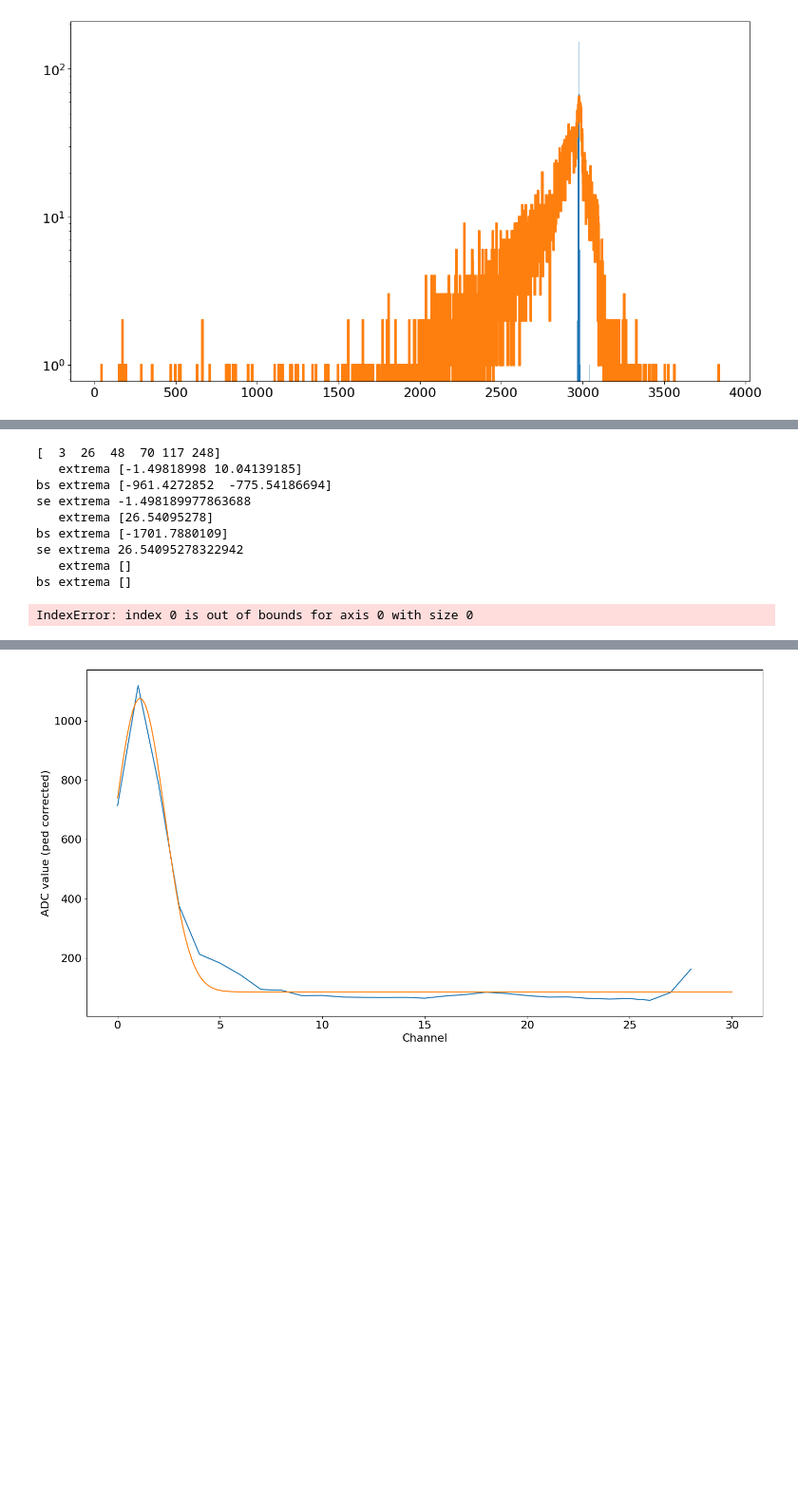
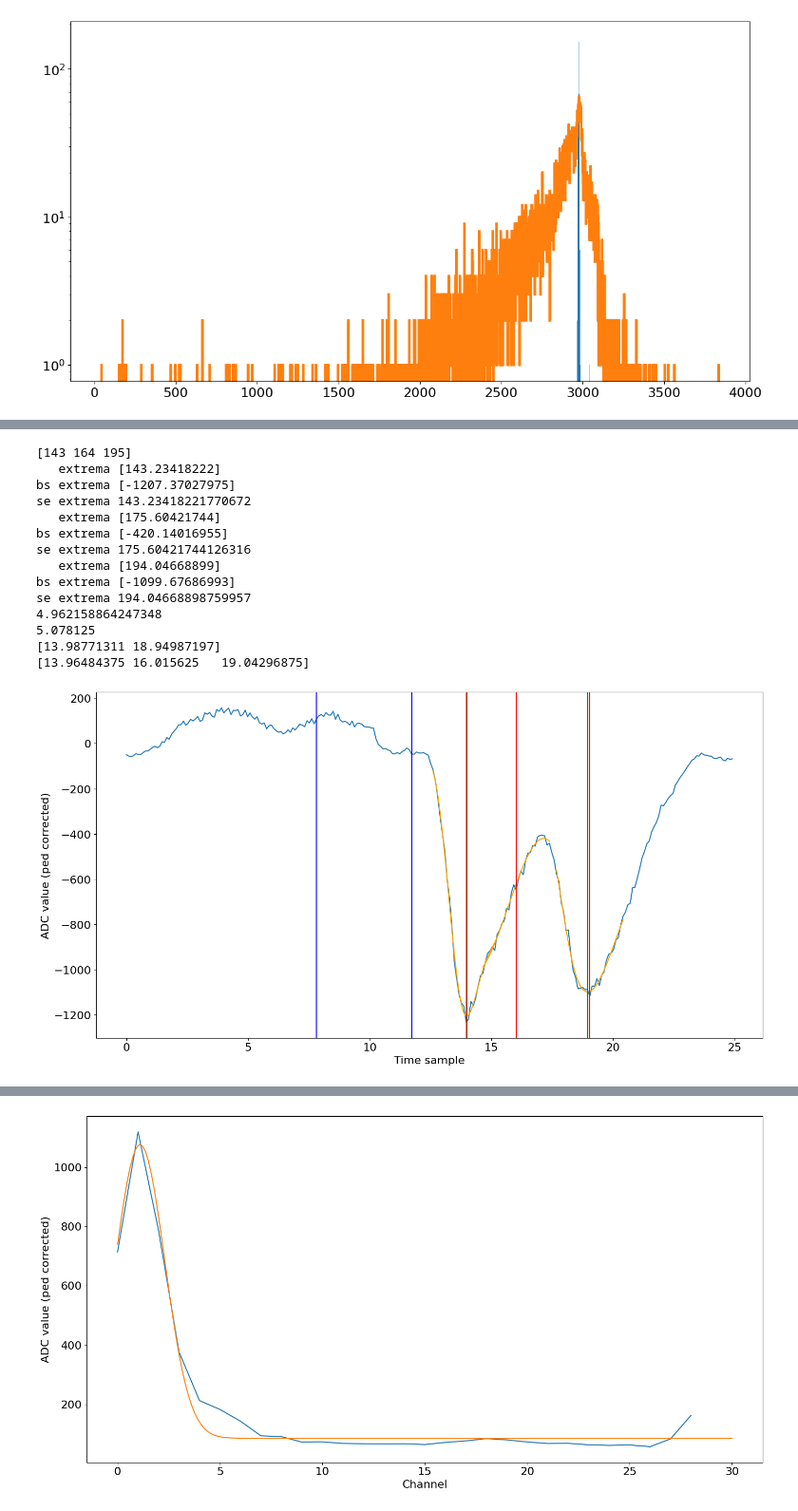
Before and after one commit to FTBF/LAPPD_TOF_Analysis, a Jupyter notebook: Analysis.ipynb, the cells around one changed output, grey strips where cells are left out. Shown at 95% size. Drawn from its saved outputs; the diff is of its cells as text; code cells hidden in the pictures; blank space fills up the shorter version.

```diff
--- a/Analysis.ipynb
+++ b/Analysis.ipynb
@@ -216,5 +217,5 @@ fig.tight_layout()
 # %%
-event = 3
+event = 2241
 
 xdata = np.linspace(0, 255,256)
 ydata = data[event,:,:]-averages[:,:]
@@ -256,43 +257,48 @@ try:
     print(peaks.max()-peaks.min())
     print(peaks2.max()-peaks2.min())
 except:
     pass
 
 print(peaks)
 print(peaks2)
 
 cw_low = (((times_320[event]+3+1)%8)*32-16)%256*25/256
 cw_high = (((times_320[event]+3+1)%8)*32+24)%256*25/256
 
 fig, (ax1) = plt.subplots(1, 1)
 ax1.plot(xdata*25/256, ydata, label="Pulse %i"%i)
 for x, bs in csl:
     ax1.plot(x*25/256, bs(x), label="Pulse %i"%i, color='orange')
 #ax1.plot(xplot, dbs(xplot))
 #ax1.plot(xplot, dcs(xplot))
 for x in peaks:
     ax1.axvline(x, color="green")
 
 for x in peaks2:
     ax1.axvline(x, color="red")
 
 ax1.axvline(cw_high, color="blue")
 ax1.axvline(cw_low, color="blue")
 ax1.set_xlabel("Time sample")
 ax1.set_ylabel("ADC value (ped corrected)")
 
 fig.tight_layout()
 # %% [output]
-[  3  26  48  70 117 248]
-   extrema [-1.49818998 10.04139185]
-bs extrema [-961.4272852  -775.54186694]
-se extrema -1.498189977863688
-   extrema [26.54095278]
-bs extrema [-1701.7880109]
-se extrema 26.54095278322942
-   extrema []
-bs extrema []
+[143 164 195]
+   extrema [143.23418222]
+bs extrema [-1207.37027975]
+se extrema 143.23418221770672
+   extrema [175.60421744]
+bs extrema [-420.14016955]
+se extrema 175.60421744126316
+   extrema [194.04668899]
+bs extrema [-1099.67686993]
+se extrema 194.04668898759957
+4.962158864247348
+5.078125
+[13.98771311 18.94987197]
+[13.96484375 16.015625   19.04296875]
-IndexError: index 0 is out of bounds for axis 0 with size 0
+[figure, added]
 # %%
 wr_time = ((times>>32) & 0xffffffff) + 1e-9*(4*(times & 0xffffffff))
 #wr_time = wr_time[(wr_time > 75) & (wr_time < 85)]
```
Also changed, not shown: parts of 8 cells of this notebook.
